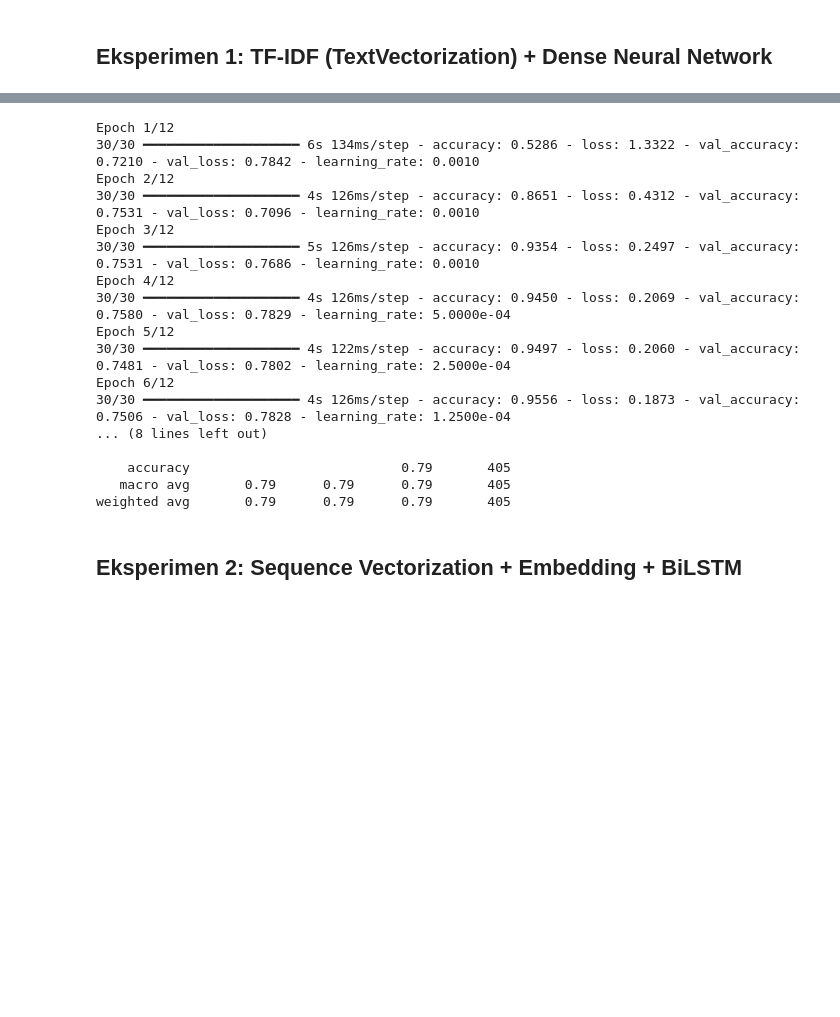
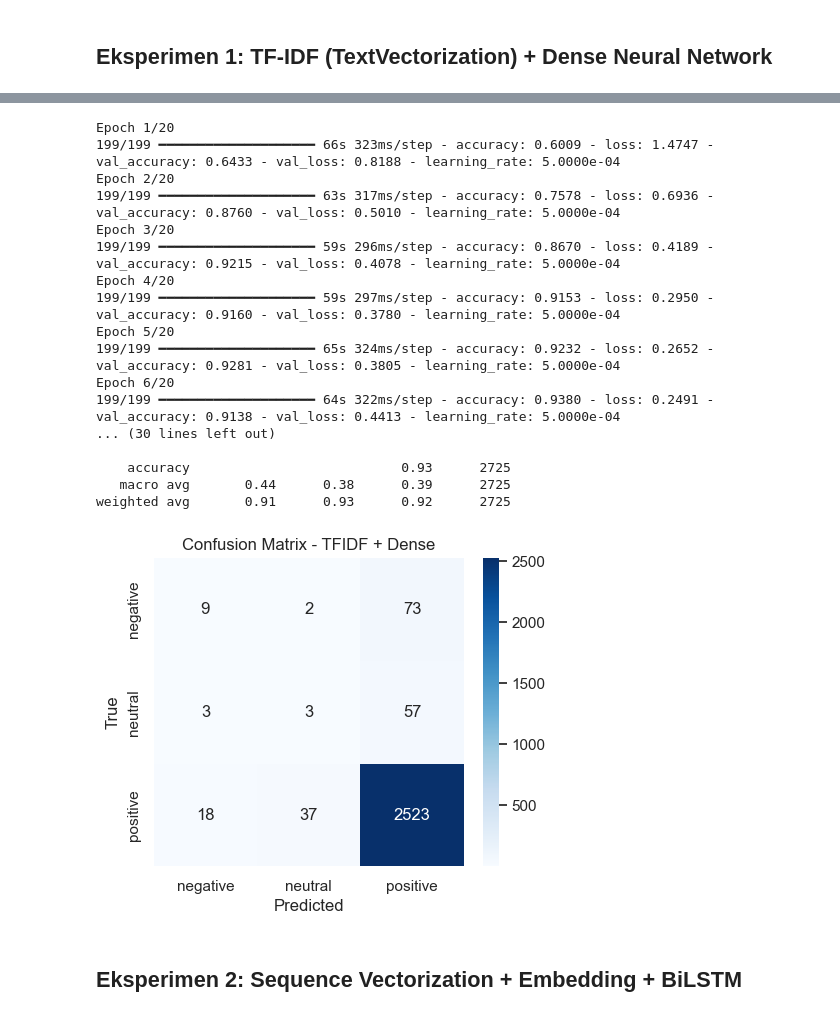
Before and after one commit to dianerdiana-learning/hok-sentiment-analysis, a Jupyter notebook: analisis_sentimen_duolingo.ipynb, the cells around one changed output, grey strips where cells are left out. Cells and saved outputs as stored; diff of their text form; code cells hidden in the pictures; blank space fills up the shorter version.

```diff
--- a/analisis_sentimen_duolingo.ipynb
+++ b/analisis_sentimen_duolingo.ipynb
@@ -365,10 +426,10 @@ Dtype X_train: <U364 | Dtype y_train: int32
 MAX_TOKENS = 30000
 SEQ_LENGTH = 120
 BATCH_SIZE = 64
-EPOCHS = 12
+EPOCHS = 20
 
 
-def compile_and_train(model, x_train, y_train, x_val, y_val, model_name: str):
+def compile_and_train(model, x_train, y_train, x_val, y_val, model_name: str, class_weight=None):
     # Keras pada environment ini lebih stabil jika input teks dipaksa menjadi tensor tf.string
     x_train = tf.constant(np.asarray(x_train), dtype=tf.string)
     y_train = tf.constant(np.asarray(y_train), dtype=tf.int32)
@@ -377,15 +438,15 @@ def compile_and_train(model, x_train, y_train, x_val, y_val, model_name: str):
 
     callbacks = [
         keras.callbacks.EarlyStopping(
-            monitor="val_accuracy", patience=2, mode="max", restore_best_weights=True
+            monitor="val_accuracy", patience=3, mode="max", restore_best_weights=True
         ),
         keras.callbacks.ReduceLROnPlateau(
-            monitor="val_loss", factor=0.5, patience=1, min_lr=1e-5
+            monitor="val_loss", factor=0.5, patience=2, min_lr=1e-5
         ),
     ]
 
     model.compile(
-        optimizer=keras.optimizers.Adam(learning_rate=1e-3),
+        optimizer=keras.optimizers.Adam(learning_rate=5e-4),
         loss="sparse_categorical_crossentropy",
         metrics=["accuracy"],
     )
@@ -398,6 +459,7 @@ def compile_and_train(model, x_train, y_train, x_val, y_val, model_name: str):
         batch_size=BATCH_SIZE,
         verbose=1,
         callbacks=callbacks,
+        class_weight=class_weight,
     )
 
     return history
@@ -410,9 +472,28 @@ def evaluate_model(model, x_test, y_test, model_name: str):
     pred_probs = model.predict(x_test, verbose=0)
     y_pred = pred_probs.argmax(axis=1)
     acc = accuracy_score(y_test, y_pred)
+    macro_f1 = f1_score(y_test, y_pred, average="macro")
+
     print(f"\n[{model_name}] Test Accuracy: {acc:.4f}")
+    print(f"[{model_name}] Macro F1     : {macro_f1:.4f}")
     print(classification_report(y_test, y_pred, target_names=["negative", "neutral", "positive"]))
-    return acc, y_pred
+
+    cm = confusion_matrix(y_test, y_pred)
+    plt.figure(figsize=(5, 4))
+    sns.heatmap(
+        cm,
+        annot=True,
+        fmt="d",
+        cmap="Blues",
+        xticklabels=["negative", "neutral", "positive"],
+        yticklabels=["negative", "neutral", "positive"],
+    )
+    plt.title(f"Confusion Matrix - {model_name}")
+    plt.xlabel("Predicted")
+    plt.ylabel("True")
+    plt.show()
+
+    return acc, macro_f1, y_pred
 # %% [markdown]
 ## Eksperimen 1: TF-IDF (TextVectorization) + Dense Neural Network
 # %%
@@ -468,25 +549,34 @@ Model: "tfidf_bigram_dense"
  Non-trainable params: 0 (0.00 B)
 # %%
-history_1 = compile_and_train(model_1, X_train, y_train, X_val, y_val, "TFIDF + Dense")
-acc_1, pred_1 = evaluate_model(model_1, X_test, y_test, "TFIDF + Dense")
+history_1 = compile_and_train(
+    model_1,
+    X_train,
+    y_train,
+    X_val,
+    y_val,
+    "TFIDF + Dense",
+    class_weight=class_weight_dict,
+)
+acc_1, f1_1, pred_1 = evaluate_model(model_1, X_test, y_test, "TFIDF + Dense")
 # %% [output]
-Epoch 1/12
-30/30 ━━━━━━━━━━━━━━━━━━━━ 6s 134ms/step - accuracy: 0.5286 - loss: 1.3322 - val_accuracy: 0.7210 - val_loss: 0.7842 - learning_rate: 0.0010
-Epoch 2/12
-30/30 ━━━━━━━━━━━━━━━━━━━━ 4s 126ms/step - accuracy: 0.8651 - loss: 0.4312 - val_accuracy: 0.7531 - val_loss: 0.7096 - learning_rate: 0.0010
-Epoch 3/12
-30/30 ━━━━━━━━━━━━━━━━━━━━ 5s 126ms/step - accuracy: 0.9354 - loss: 0.2497 - val_accuracy: 0.7531 - val_loss: 0.7686 - learning_rate: 0.0010
-Epoch 4/12
-30/30 ━━━━━━━━━━━━━━━━━━━━ 4s 126ms/step - accuracy: 0.9450 - loss: 0.2069 - val_accuracy: 0.7580 - val_loss: 0.7829 - learning_rate: 5.0000e-04
-Epoch 5/12
-30/30 ━━━━━━━━━━━━━━━━━━━━ 4s 122ms/step - accuracy: 0.9497 - loss: 0.2060 - val_accuracy: 0.7481 - val_loss: 0.7802 - learning_rate: 2.5000e-04
-Epoch 6/12
-30/30 ━━━━━━━━━━━━━━━━━━━━ 4s 126ms/step - accuracy: 0.9556 - loss: 0.1873 - val_accuracy: 0.7506 - val_loss: 0.7828 - learning_rate: 1.2500e-04
-... (8 lines left out)
+Epoch 1/20
+199/199 ━━━━━━━━━━━━━━━━━━━━ 66s 323ms/step - accuracy: 0.6009 - loss: 1.4747 - val_accuracy: 0.6433 - val_loss: 0.8188 - learning_rate: 5.0000e-04
+Epoch 2/20
+199/199 ━━━━━━━━━━━━━━━━━━━━ 63s 317ms/step - accuracy: 0.7578 - loss: 0.6936 - val_accuracy: 0.8760 - val_loss: 0.5010 - learning_rate: 5.0000e-04
+Epoch 3/20
+199/199 ━━━━━━━━━━━━━━━━━━━━ 59s 296ms/step - accuracy: 0.8670 - loss: 0.4189 - val_accuracy: 0.9215 - val_loss: 0.4078 - learning_rate: 5.0000e-04
+Epoch 4/20
+199/199 ━━━━━━━━━━━━━━━━━━━━ 59s 297ms/step - accuracy: 0.9153 - loss: 0.2950 - val_accuracy: 0.9160 - val_loss: 0.3780 - learning_rate: 5.0000e-04
+Epoch 5/20
+199/199 ━━━━━━━━━━━━━━━━━━━━ 65s 324ms/step - accuracy: 0.9232 - loss: 0.2652 - val_accuracy: 0.9281 - val_loss: 0.3805 - learning_rate: 5.0000e-04
+Epoch 6/20
+199/199 ━━━━━━━━━━━━━━━━━━━━ 64s 322ms/step - accuracy: 0.9380 - loss: 0.2491 - val_accuracy: 0.9138 - val_loss: 0.4413 - learning_rate: 5.0000e-04
+... (30 lines left out)
 
-    accuracy                           0.79       405
-   macro avg       0.79      0.79      0.79       405
-weighted avg       0.79      0.79      0.79       405
+    accuracy                           0.93      2725
+   macro avg       0.44      0.38      0.39      2725
+weighted avg       0.91      0.93      0.92      2725
+[figure, added]
 # %% [markdown]
 ## Eksperimen 2: Sequence Vectorization + Embedding + BiLSTM
 # %%
```
Also changed, not shown: parts of 15 cells of this notebook, 4 other files.
